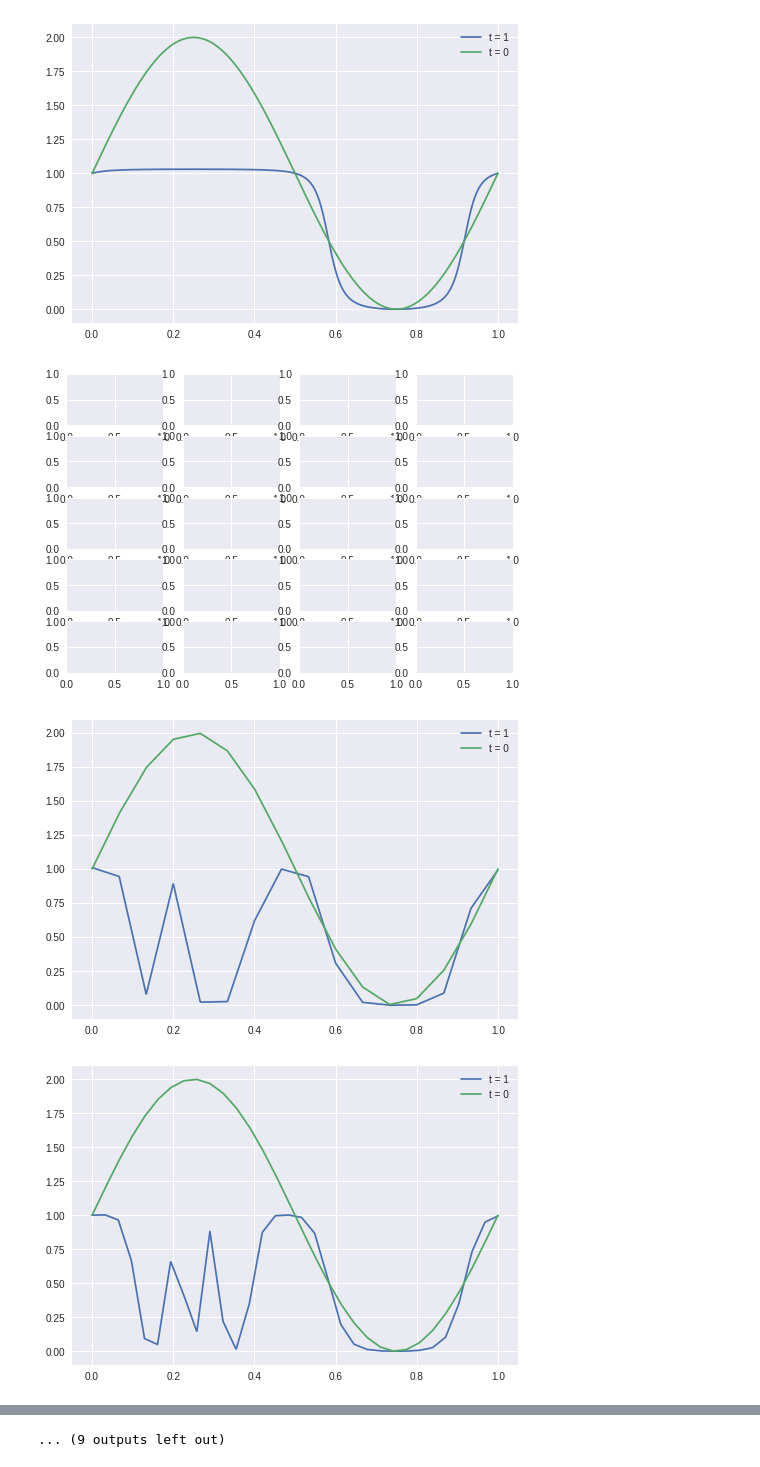
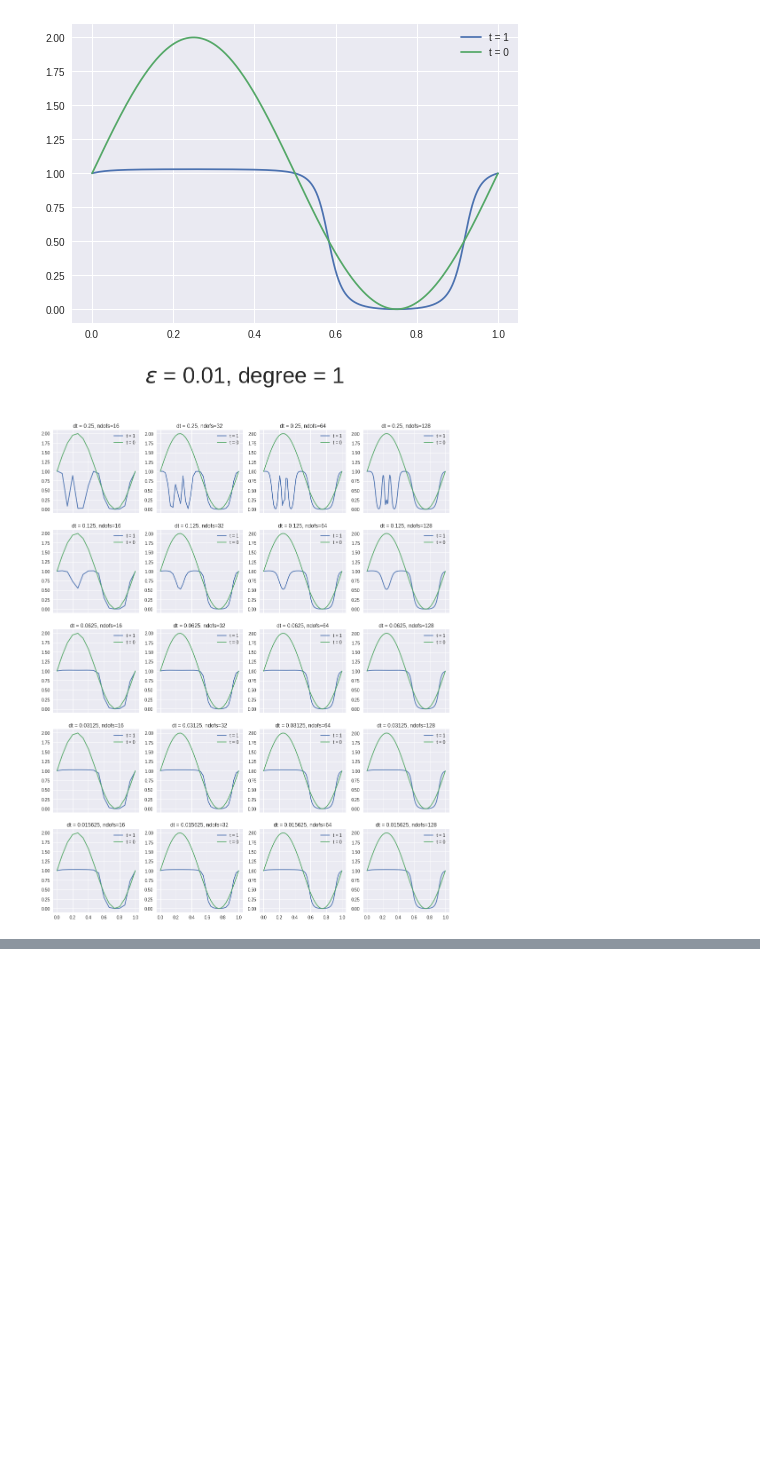
Before and after one commit to KristerJazz/P1.4_seed, a Jupyter notebook: final_project/final_project_2019-2020.ipynb, the cells around one changed output, grey strips where cells are left out. Cells and saved outputs as stored; diff of their text form; code cells hidden in the pictures; blank space fills up the shorter version.

Commit message:
Fix subplots for the multiple plots

```diff
--- a/final_project/final_project_2019-2020.ipynb
+++ b/final_project/final_project_2019-2020.ipynb
@@ -320,22 +321,37 @@ plot_t_1(eta, basis, res)
 <matplotlib.axes._subplots.AxesSubplot at 0x...>
 [figure]
 # %%
-def plot_varying_parameters(res=1000):
+def plot_varying_parameters(eps, degree, res=1000):
     dt_list = [.25, .125, .0625, .03125, .015625]
     ndofs_list = [16, 32, 64, 128]
 
-    fig, ax = plt.subplots(5,4)
+    x = np.linspace(0,1,res)
+
+    fig, axes = plt.subplots(5,4, sharex=True, figsize=(16,20))
     for i,dt in enumerate(dt_list):
         for j,ndofs in enumerate(ndofs_list):
 
+
+            x = np.linspace(0,1,res)
+
             eta, basis = solve_allen_cahan(eta_0_function, eps, dt, ndofs, degree)
-            ax[i,j] = plot_t_1(eta, basis, res)
+
+            B = np.zeros((res, len(basis)))
+
+            for k in range(len(basis)):
+                B[:,k] = basis[k](x)
+
+            axes[i,j].plot(x, eta[-1,:].dot(B.T), label = "t = 1")
+            axes[i,j].plot(x, eta[0,:].dot(B.T), label = "t = 0")
+            axes[i,j].legend()
+            axes[i,j].set_title("dt = {}, ndofs={}".format(dt, ndofs))
+
+#     fig.set_title()
+    fig.suptitle(r"$\epsilon$ = {}, degree = {}".format(eps, degree), fontsize=50)
 # %%
 eps = 0.01
 degree = 1
 
-plot_varying_parameters()
+plot_varying_parameters(eps, degree)
 # %% [output]
-[figure, old version]
+[figure, new version]
-[figure, removed]
-[figure, removed]
@@ -351 +357,0 @@ plot_varying_parameters()
-... (9 outputs left out)
```
Also changed, not shown: parts of 7 cells of this notebook.
